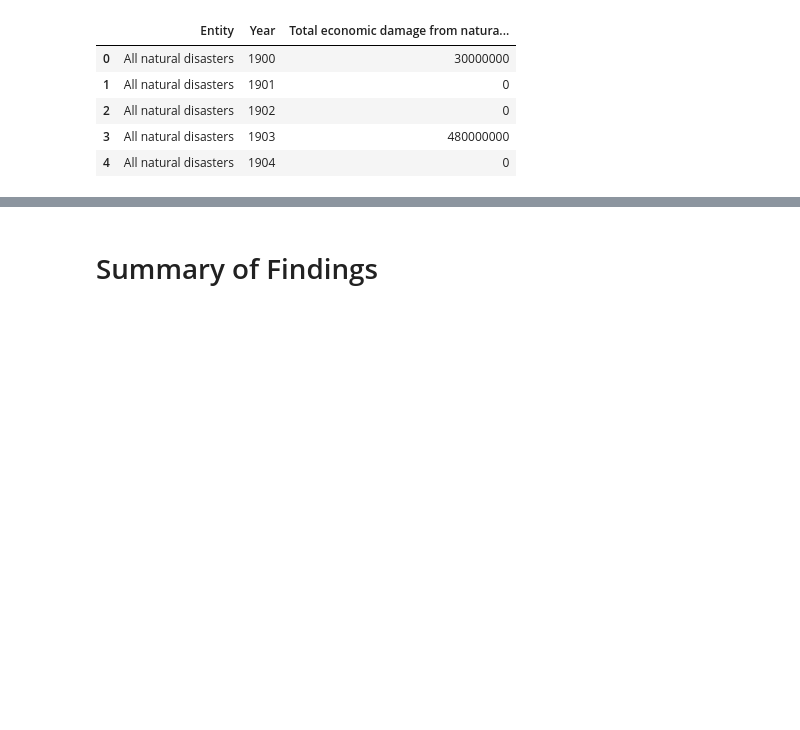
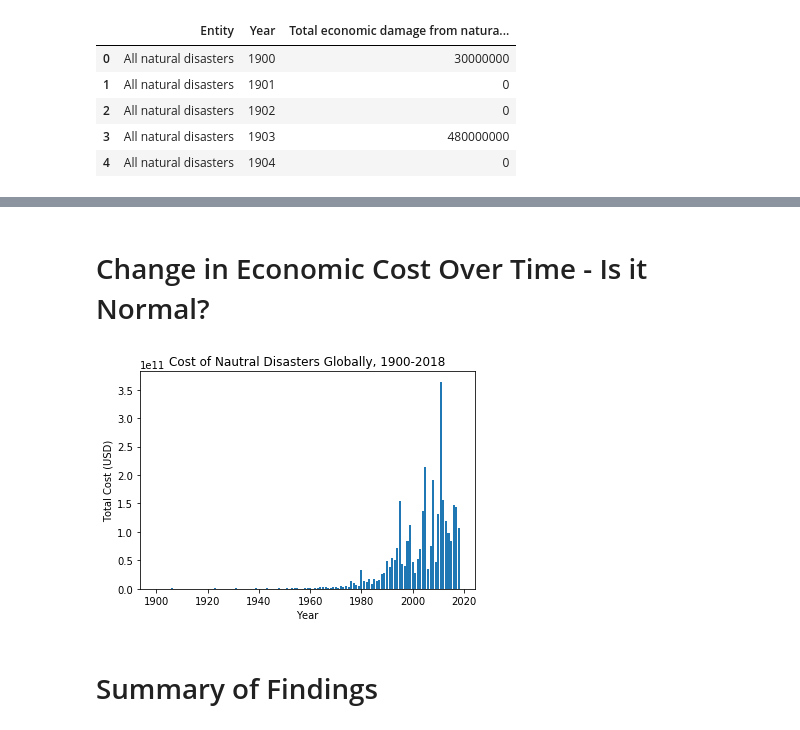
Before and after one commit to UPstartDeveloper/climate-change-analysis, a Jupyter notebook: analysis.ipynb, the cells around one changed output, grey strips where cells are left out. Saved outputs shown, nothing was run; the diff lists cells and outputs as text; code cells hidden in the pictures; blank space fills up the shorter version.

Commit message:
Bar plot the annual global cost due to all natural disasters.

```diff
--- a/analysis.ipynb
+++ b/analysis.ipynb
@@ -419,3 +429,14 @@ df['Cost'] = df2['Cost']
+# %% [markdown]
+# Change in Economic Cost Over Time - Is it Normal?
+# %%
+dollars = df[df['Entity'] == 'All natural disasters']['Cost']
+plt.bar(years, dollars)
+plt.title('Cost of Nautral Disasters Globally, 1900-2018')
+plt.ylabel('Total Cost (USD)')
+plt.xlabel('Year')
+plt.show()
+# %% [output]
+[figure, added]
 # %% [markdown]
 # Summary of Findings
 # %% [markdown]
```
Also changed, not shown: parts of 2 cells of this notebook.
